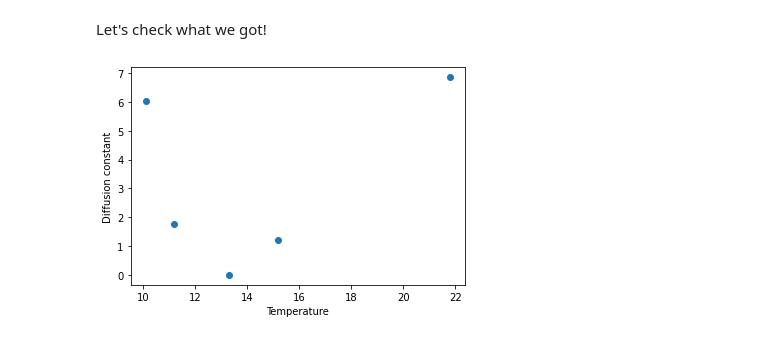
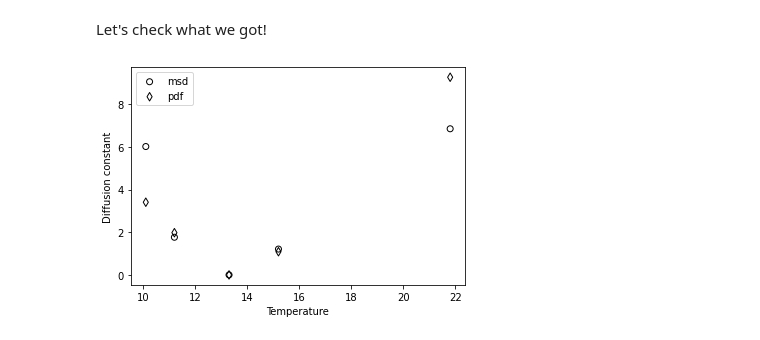
Before and after one commit to roryclaydon1994/BrownianMotionExamples, a Jupyter notebook: ExtactingDiffusionConstant.ipynb, the cells around one changed output. Drawn from its saved outputs; the diff is of its cells as text; code cells hidden in the pictures.

```diff
--- a/ExtactingDiffusionConstant.ipynb
+++ b/ExtactingDiffusionConstant.ipynb
@@ -103,7 +142,8 @@ print(t0dat)
    2.01         0.83         2.64        -1.02         0.47
    1.69      ]
 # %%
-Ds=[]
+Ds_msd=[]
+Ds_pdf=[]
 for temp,file in zip(temps,temp_files):
   print(f"Finding diffusion constant for T={temp}")
   x_dat=np.loadtxt(file)
@@ -114,8 +154,11 @@ for temp,file in zip(temps,temp_files):
   # Converted to microns
   xs[:,1]=x_dat[1:]
   ts=np.array([0,time])
-  D_est=createMSDAndGetD(xs,ts,show=True)
-  Ds.append(D_est)
+  D_est_msd=createMSDAndGetD(xs,ts,show=True)
+  Ds_msd.append(D_est_msd)
+
+  D_est_pdf=createPDFAndGetD(posns=xs[:,1],T=time,show=True)
+  Ds_pdf.append(D_est_pdf)
 # %% [output]
 Finding diffusion constant for T=10.1
 final time = 4.0
@@ -140,9 +187,11 @@ final time = 4.0
 # %% [markdown]
 Let's check what we got!
 # %%
-plt.scatter(temps,Ds)
+plt.scatter(temps,Ds_msd,color="None",label="msd",ec='k')
+plt.scatter(temps,Ds_pdf,color="None",label="pdf",ec='k',marker='d')
 plt.xlabel("Temperature")
 plt.ylabel("Diffusion constant")
+plt.legend()
 plt.show()
 # %% [output]
-[figure, old version]
+[figure, new version]
```
Also changed, not shown: parts of 3 cells of this notebook.
